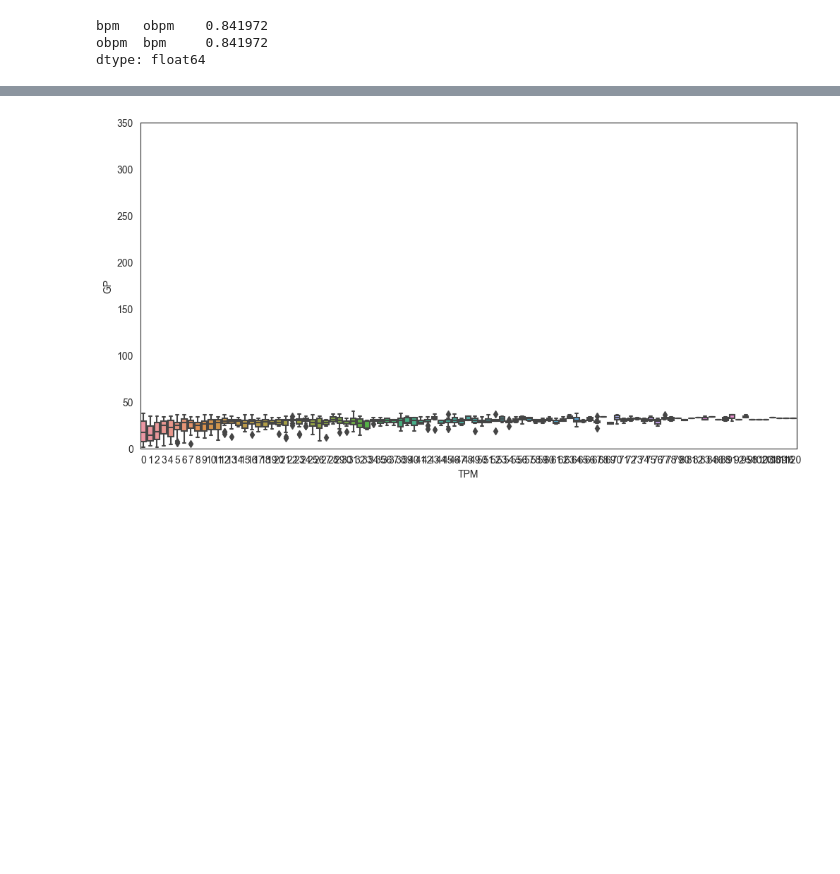
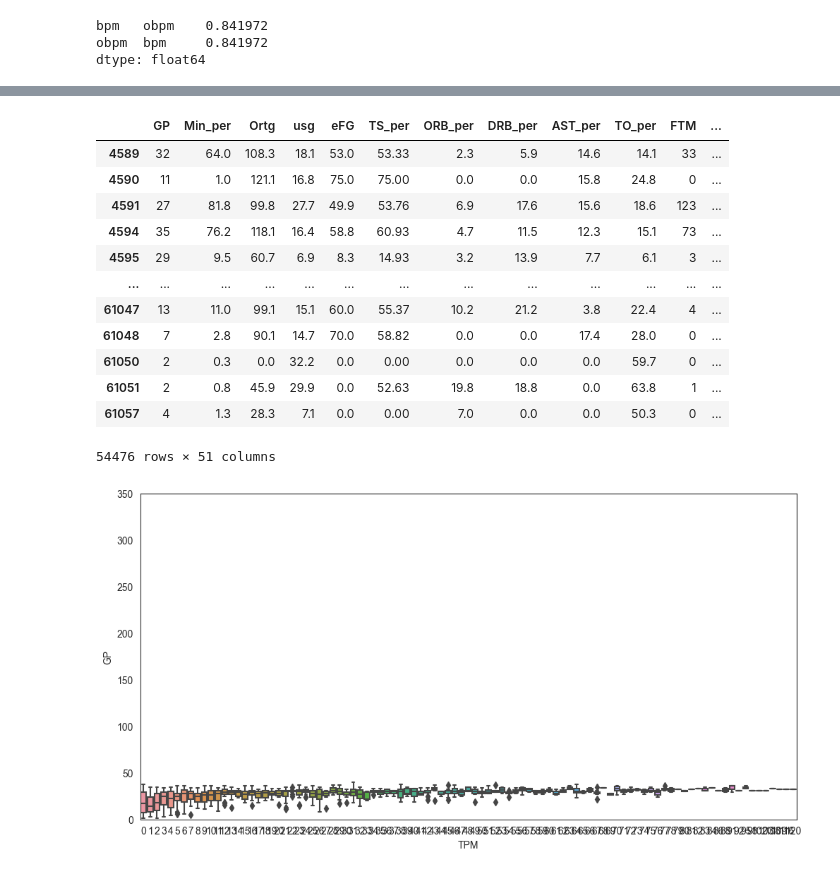
Before and after one commit to Aleksandra-dot/julDraft, a Jupyter notebook: factorsAnalysis.ipynb, the cells around one changed output, grey strips where cells are left out. Drawn from its saved outputs; the diff is of its cells as text; code cells hidden in the pictures; blank space fills up the shorter version.

```diff
--- a/factorsAnalysis.ipynb
+++ b/factorsAnalysis.ipynb
@@ -295,0 +298,16 @@ plt.show()
+# %%
+# Set the threshold for Z-score
+z_score_threshold = 3
+
+# Iterate over each column in the DataFrame
+for column_name in total_ball_data.columns:
+    # Check if the column contains numerical data
+    if total_ball_data[column_name].dtype in [np.float64, np.int64]:
+        # Calculate the Z-scores for each data point in the column
+        z_scores = np.abs((total_ball_data[column_name] - total_ball_data[column_name].mean()) / total_ball_data[column_name].std())
+
+        # Create a boolean mask indicating the outliers
+        outliers_mask = z_scores > z_score_threshold
+
+        # Remove the outliers from the DataFrame
+        total_ball_data_outliers = total_ball_data[~outliers_mask]
@@ -296,3 +330,19 @@ plt.show()
+# %%
+total_ball_data_outliers
+# %% [output]
+|  | GP | Min_per | Ortg | usg | eFG | TS_per | ORB_per | DRB_per | AST_per | TO_per | FTM | ... |
+| 4589 | 32 | 64.0 | 108.3 | 18.1 | 53.0 | 53.33 | 2.3 | 5.9 | 14.6 | 14.1 | 33 | ... |
+| 4590 | 11 | 1.0 | 121.1 | 16.8 | 75.0 | 75.00 | 0.0 | 0.0 | 15.8 | 24.8 | 0 | ... |
+| 4591 | 27 | 81.8 | 99.8 | 27.7 | 49.9 | 53.76 | 6.9 | 17.6 | 15.6 | 18.6 | 123 | ... |
+| 4594 | 35 | 76.2 | 118.1 | 16.4 | 58.8 | 60.93 | 4.7 | 11.5 | 12.3 | 15.1 | 73 | ... |
+| 4595 | 29 | 9.5 | 60.7 | 6.9 | 8.3 | 14.93 | 3.2 | 13.9 | 7.7 | 6.1 | 3 | ... |
+| ... | ... | ... | ... | ... | ... | ... | ... | ... | ... | ... | ... | ... |
+| 61047 | 13 | 11.0 | 99.1 | 15.1 | 60.0 | 55.37 | 10.2 | 21.2 | 3.8 | 22.4 | 4 | ... |
+| 61048 | 7 | 2.8 | 90.1 | 14.7 | 70.0 | 58.82 | 0.0 | 0.0 | 17.4 | 28.0 | 0 | ... |
+| 61050 | 2 | 0.3 | 0.0 | 32.2 | 0.0 | 0.00 | 0.0 | 0.0 | 0.0 | 59.7 | 0 | ... |
+| 61051 | 2 | 0.8 | 45.9 | 29.9 | 0.0 | 52.63 | 19.8 | 18.8 | 0.0 | 63.8 | 1 | ... |
+| 61057 | 4 | 1.3 | 28.3 | 7.1 | 0.0 | 0.00 | 7.0 | 0.0 | 0.0 | 50.3 | 0 | ... |
+54476 rows × 51 columns
 # %%
 not_drafted = total_ball_data[total_ball_data['pick'] == 0]
 not_drafted_sample = not_drafted.sample(n=1500)
```
Also changed, not shown: parts of 5 cells of this notebook.
